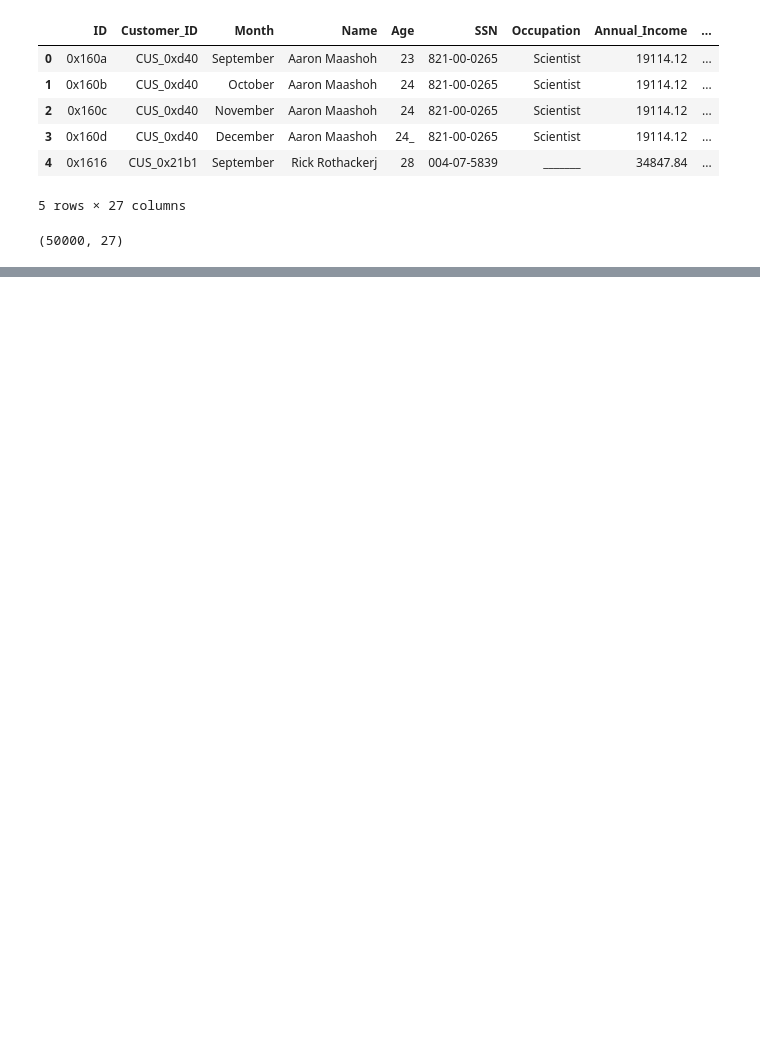
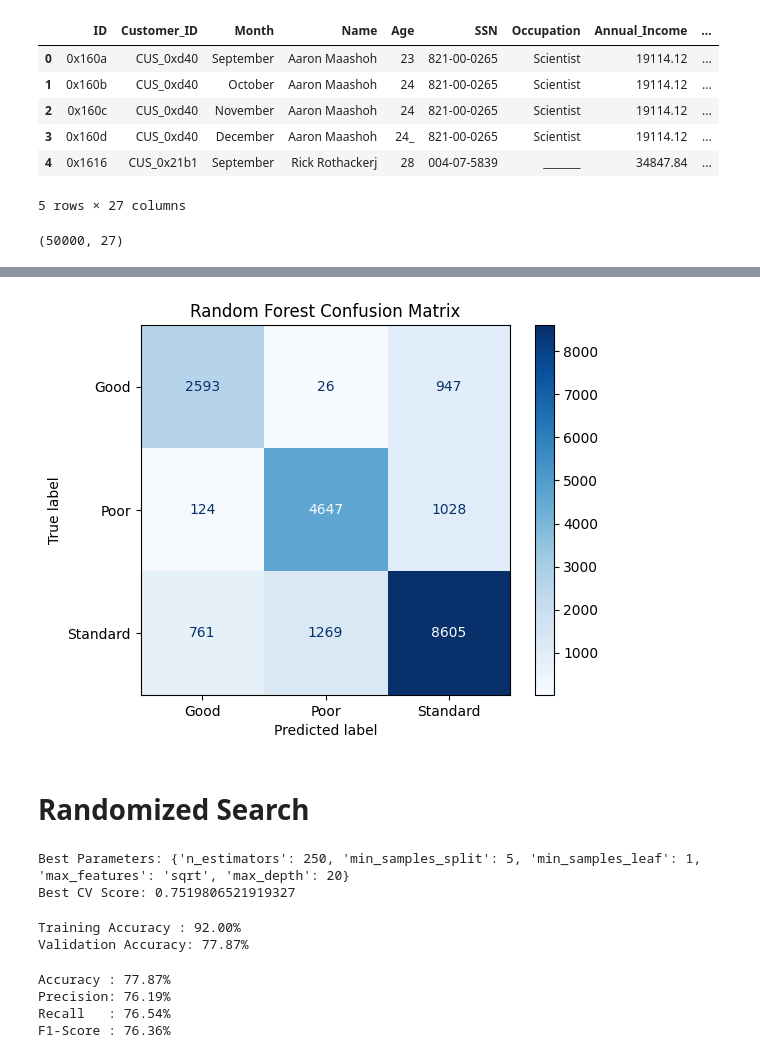
Before and after one commit to eshat69/Credit-Score-Predictor, a Jupyter notebook: bank.ipynb, the cells around one changed output, grey strips where cells are left out. Cells and saved outputs as stored; diff of their text form; code cells hidden in the pictures; blank space fills up the shorter version.

```diff
--- a/bank.ipynb
+++ b/bank.ipynb
@@ -130,0 +774,10 @@ plt.show()
+# %%
+from sklearn.model_selection import train_test_split
+
+x_train, x_val, y_train, y_val = train_test_split(
+    x_train,
+    y_train,
+    test_size=0.2,
+    random_state=42,
+    stratify=y_train
+)
@@ -130,0 +806,2 @@ plt.show()
+# %%
+predictions = rf_model.predict(x_val)
@@ -130,0 +836,40 @@ plt.show()
+# %%
+from sklearn.metrics import ConfusionMatrixDisplay
+import matplotlib.pyplot as plt
+
+ConfusionMatrixDisplay.from_predictions(y_val, predictions, cmap="Blues")
+plt.title("Random Forest Confusion Matrix")
+plt.show()
+# %% [output]
+[figure, added]
+# %% [markdown]
+# Randomized Search
+# %%
+from sklearn.model_selection import RandomizedSearchCV
+
+param_dist = {
+    "n_estimators": [100, 200, 250 ],
+    "max_depth": [10, 20],
+    "min_samples_split": [2, 5, 10],
+    "min_samples_leaf": [1, 2, 4],
+    "max_features": ["sqrt"],
+
+}
+
+random_search = RandomizedSearchCV(
+    estimator=RandomForestClassifier(random_state=42),
+    param_distributions=param_dist,
+    n_iter=15,
+    cv=5,
+    scoring="f1_macro",
+    random_state=42,
+    n_jobs=-1
+)
+
+random_search.fit(x_train, y_train)
+
+print("Best Parameters:", random_search.best_params_)
+print("Best CV Score:", random_search.best_score_)
+# %% [output]
+Best Parameters: {'n_estimators': 250, 'min_samples_split': 5, 'min_samples_leaf': 1, 'max_features': 'sqrt', 'max_depth': 20}
+Best CV Score: 0.7519806521919327
@@ -130,0 +880,10 @@ plt.show()
+# %%
+# Evaluate the tuned model
+train_accuracy = rf_model.score(x_train, y_train)
+val_accuracy = rf_model.score(x_val, y_val)
+
+print(f"Training Accuracy : {train_accuracy*100:.2f}%")
+print(f"Validation Accuracy: {val_accuracy*100:.2f}%")
+# %% [output]
+Training Accuracy : 92.00%
+Validation Accuracy: 77.87%
@@ -130,0 +892,15 @@ plt.show()
+# %%
+accuracy_rf = accuracy_score(y_val, predictions)
+precision_rf = precision_score(y_val, predictions, average='macro')
+recall_rf = recall_score(y_val, predictions, average='macro')
+f1_rf = f1_score(y_val, predictions, average='macro')
+
+print(f"Accuracy : {accuracy_rf*100:.2f}%")
+print(f"Precision: {precision_rf*100:.2f}%")
+print(f"Recall   : {recall_rf*100:.2f}%")
+print(f"F1-Score : {f1_rf*100:.2f}%")
+# %% [output]
+Accuracy : 77.87%
+Precision: 76.19%
+Recall   : 76.54%
+F1-Score : 76.36%
```
Also changed, not shown: parts of 86 cells of this notebook, 7 other files.
